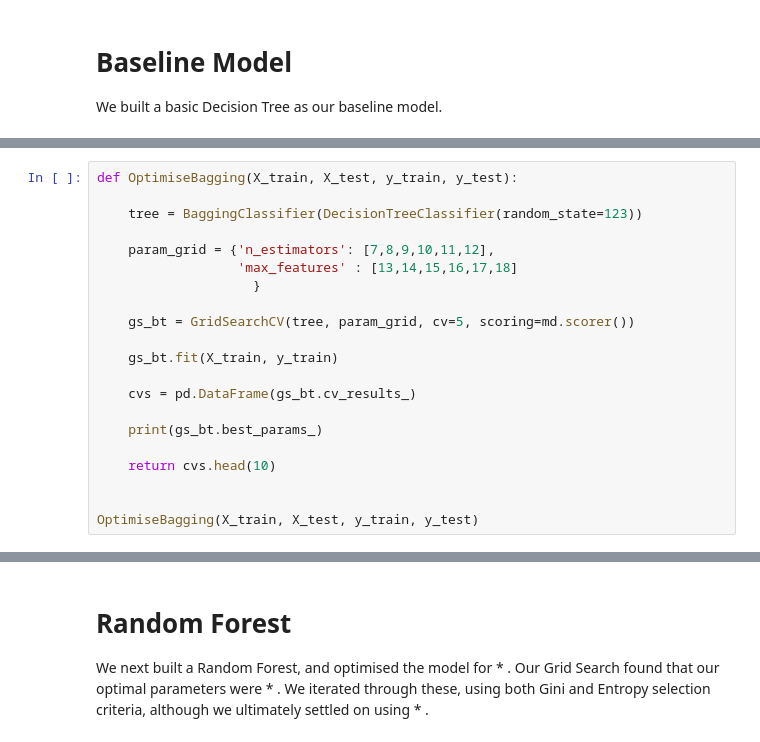
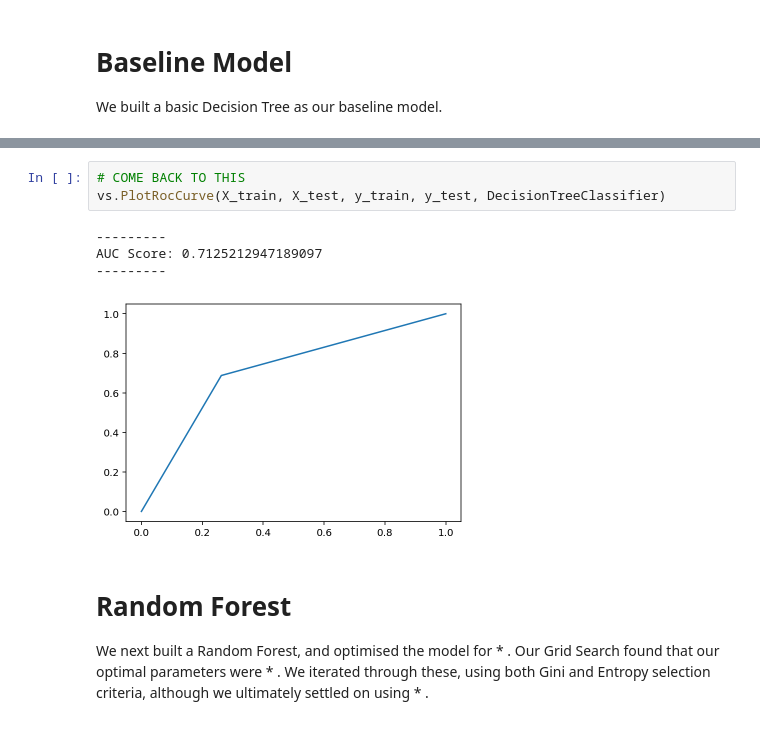
Before and after one commit to Carterbouley/mod_5_project, a Jupyter notebook: Final_Notebook.ipynb, the cells around one changed output, grey strips where cells are left out. Cells and saved outputs as stored; diff of their text form.

```diff
--- a/Final_Notebook.ipynb
+++ b/Final_Notebook.ipynb
@@ -144,21 +104,0 @@ We then optimised our Baseline Models, using Grid Search to find optimal paramet
-# %%
-def OptimiseBagging(X_train, X_test, y_train, y_test):
-
-    tree = BaggingClassifier(DecisionTreeClassifier(random_state=123))
-
-    param_grid = {'n_estimators': [7,8,9,10,11,12],
-                  'max_features' : [13,14,15,16,17,18]
-                    }
-
-    gs_bt = GridSearchCV(tree, param_grid, cv=5, scoring=md.scorer())
-
-    gs_bt.fit(X_train, y_train)
-
-    cvs = pd.DataFrame(gs_bt.cv_results_)
-
-    print(gs_bt.best_params_)
-
-    return cvs.head(10)
-
-
-OptimiseBagging(X_train, X_test, y_train, y_test)
@@ -186,3 +105,11 @@ AUC Score: 0.7177535860264448
+# %%
+# COME BACK TO THIS
+vs.PlotRocCurve(X_train, X_test, y_train, y_test, DecisionTreeClassifier)
+# %% [output]
+---------
+AUC Score: 0.7125212947189097
+---------
+[figure, added]
 # %% [markdown]
 # Random Forest
 
```
Also changed, not shown: parts of 31 cells of this notebook, 4 other files.
